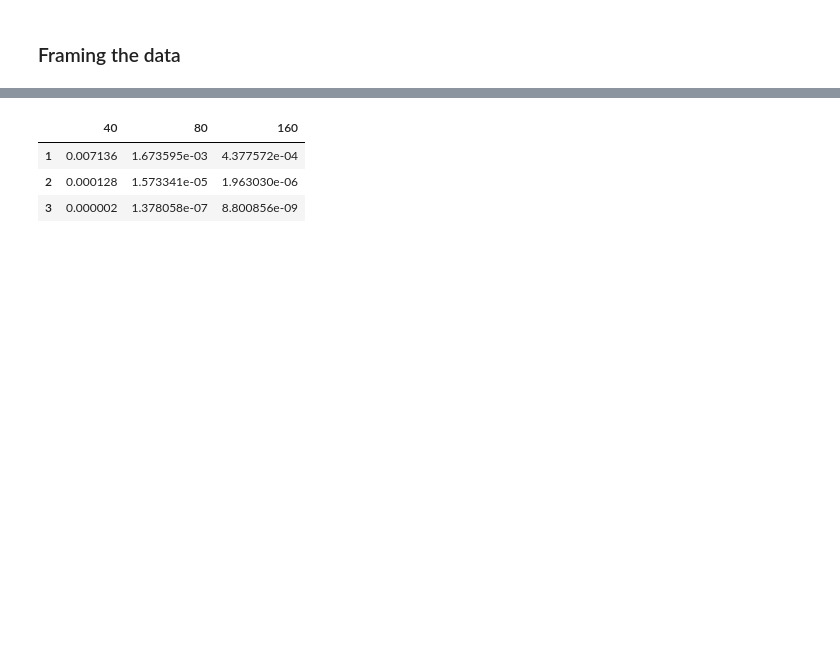
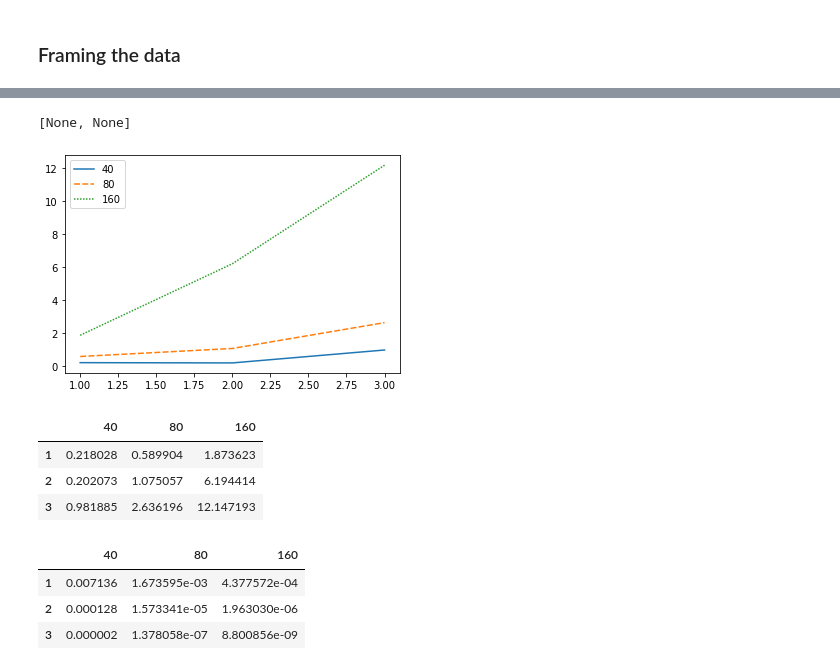
Before and after one commit to ericlesaquiles/FEMexperiments, a Jupyter notebook: ex2/ex2J.ipynb, the cells around one changed output, grey strips where cells are left out. Drawn from its saved outputs; the diff is of its cells as text; code cells hidden in the pictures; blank space fills up the shorter version.

```diff
--- a/ex2/ex2J.ipynb
+++ b/ex2/ex2J.ipynb
@@ -231,3 +283,16 @@ elapsed_time_df
+# %%
+grid = sns.lineplot(data=elapsed_time_df)
+grid.set(xscale="linear", yscale="linear")
+# %% [output]
+[None, None]
+[figure, added]
+# %%
+elapsed_time_df
+# %% [output]
+|  | 40 | 80 | 160 |
+| 1 | 0.218028 | 0.589904 | 1.873623 |
+| 2 | 0.202073 | 1.075057 | 6.194414 |
+| 3 | 0.981885 | 2.636196 | 12.147193 |
 # %%
 errorsL2_df
 # %% [output]
```
Also changed, not shown: parts of 12 cells of this notebook, 25 other files.
